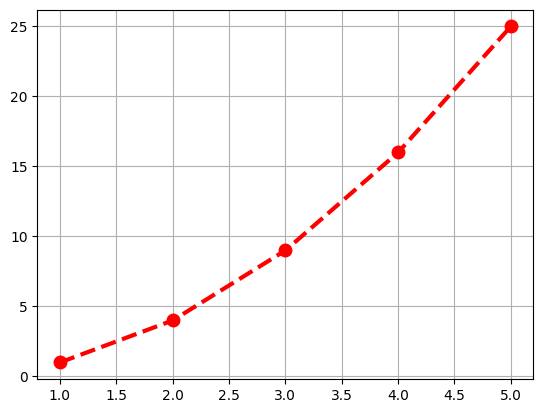
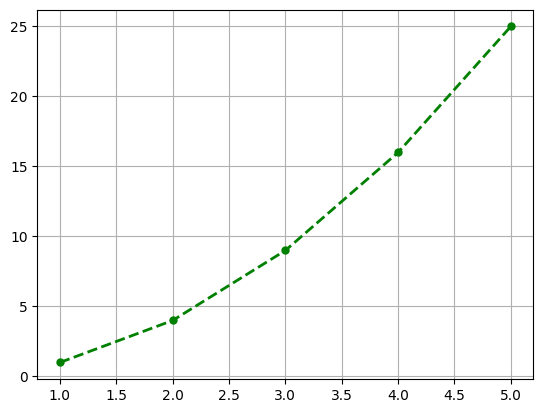
Unified diff of the notebook cell whose output changed from the first chart to the second:
--- before
+++ after
@@ -4,4 +4,4 @@
 ##create a customized line plot
 
-plt.plot(x,y,color='red',linestyle='--',marker='o',linewidth=3,markersize=9)
+plt.plot(x,y,color='green',linestyle='--',marker='o',linewidth=2,markersize=5)
 plt.grid(True)

Commit: DA wth PY done